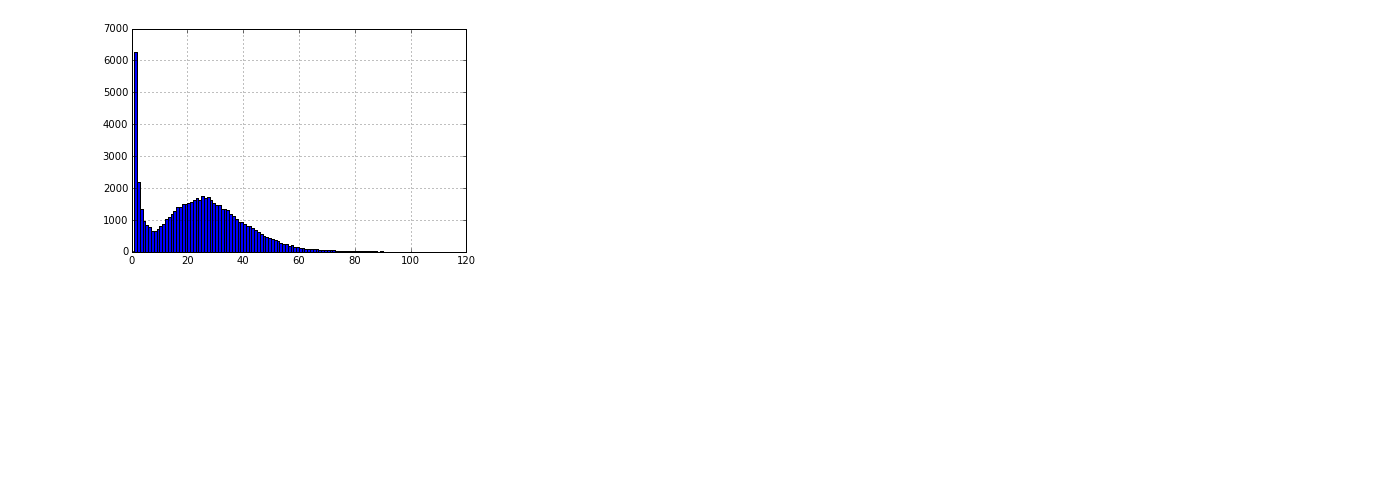
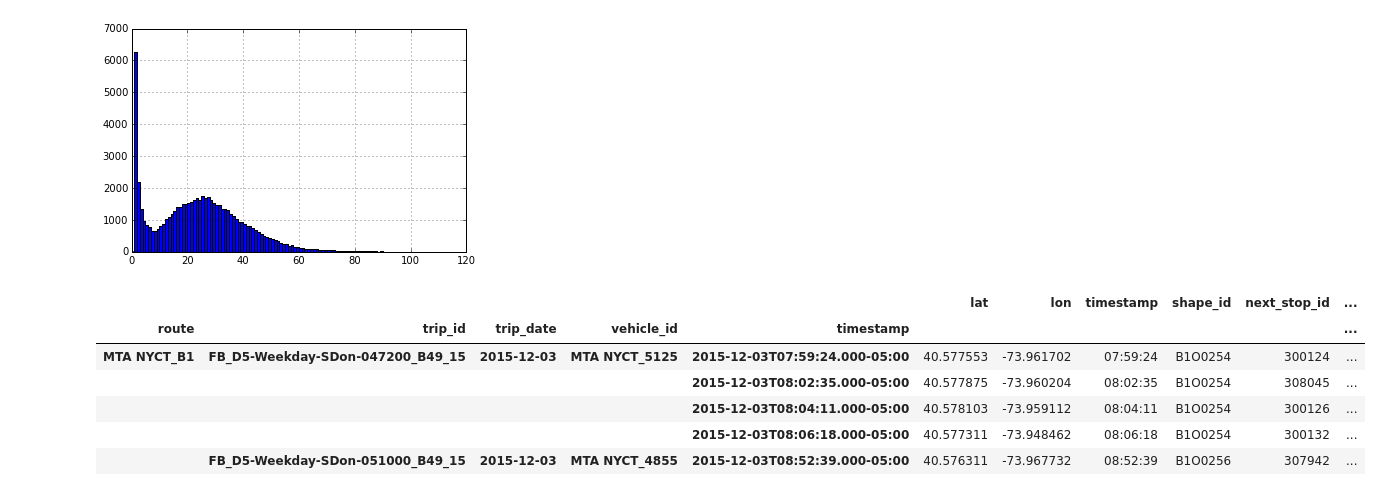
Before and after one commit to sarangof/Bus-Capstone, a Jupyter notebook: interpolation_scale_test.ipynb, the cells around one changed output. Cells and saved outputs as stored; diff of their text form; code cells hidden in the pictures; blank space fills up the shorter version.

```diff
--- a/interpolation_scale_test.ipynb
+++ b/interpolation_scale_test.ipynb
@@ -469,3 +458,13 @@ gb.size().hist(range=(0,120),bins=120)
 # %% [output]
 <matplotlib.axes._subplots.AxesSubplot at 0x...>
 [figure]
+# %%
+bustime.head()
+# %% [output]
+|  |  |  |  |  | lat | lon | timestamp | shape_id | next_stop_id | ... |
+| route | trip_id | trip_date | vehicle_id | timestamp |  |  |  |  |  | ... |
+| MTA NYCT_B1 | FB_D5-Weekday-SDon-047200_B49_15 | 2015-12-03 | MTA NYCT_5125 | 2015-12-03T07:59:24.000-05:00 | 40.577553 | -73.961702 | 07:59:24 | B1O0254 | 300124 | ... |
+|  |  |  |  | 2015-12-03T08:02:35.000-05:00 | 40.577875 | -73.960204 | 08:02:35 | B1O0254 | 308045 | ... |
+|  |  |  |  | 2015-12-03T08:04:11.000-05:00 | 40.578103 | -73.959112 | 08:04:11 | B1O0254 | 300126 | ... |
+|  |  |  |  | 2015-12-03T08:06:18.000-05:00 | 40.577311 | -73.948462 | 08:06:18 | B1O0254 | 300132 | ... |
+|  | FB_D5-Weekday-SDon-051000_B49_15 | 2015-12-03 | MTA NYCT_4855 | 2015-12-03T08:52:39.000-05:00 | 40.576311 | -73.967732 | 08:52:39 | B1O0256 | 307942 | ... |
```
Also changed, not shown: parts of 11 cells of this notebook.
